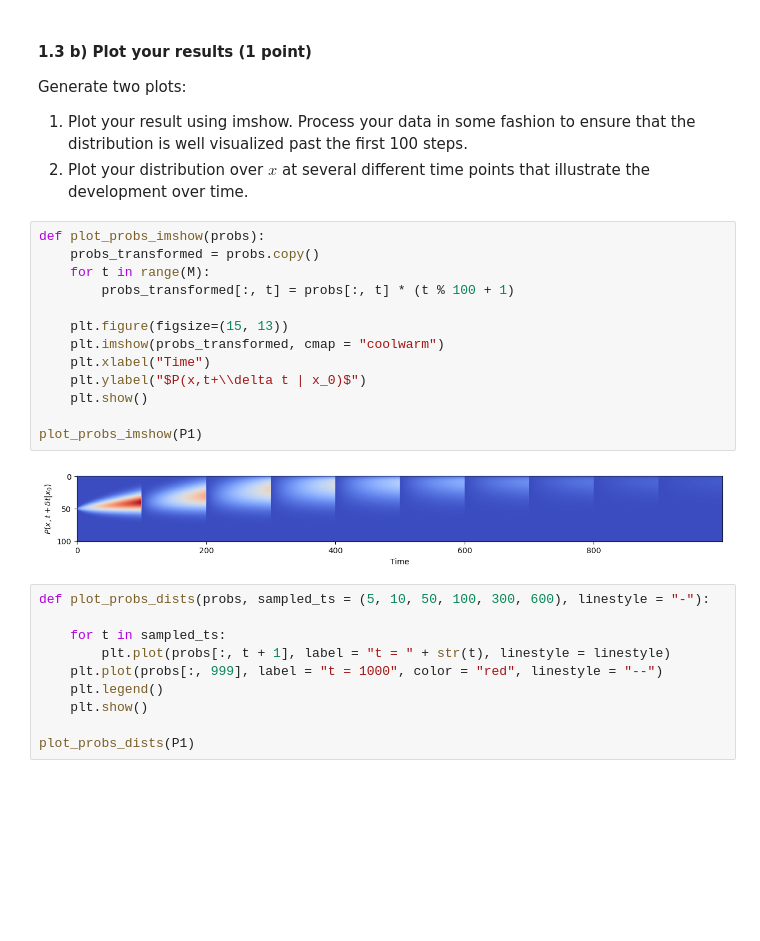
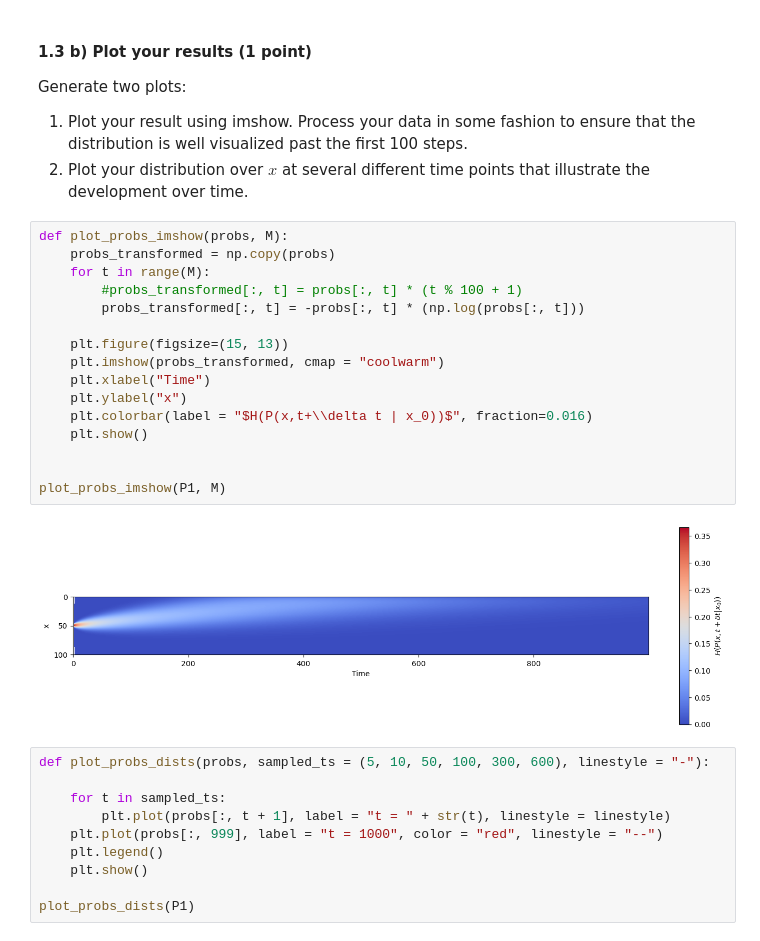
Before and after one commit to lfogarty98/mhbf_pt, a Jupyter notebook: 6-decision-making-II/decision-making-II.ipynb, the cells around one changed output. Saved outputs shown, nothing was run; the diff lists cells and outputs as text; blank space fills up the shorter version.

```diff
--- a/6-decision-making-II/decision-making-II.ipynb
+++ b/6-decision-making-II/decision-making-II.ipynb
@@ -156,20 +156,23 @@ Generate two plots:
 1. Plot your result using imshow. Process your data in some fashion to ensure that the distribution is well visualized past the first 100 steps.
 2. Plot your distribution over $x$ at several different time points that illustrate the development over time.
 # %%
-def plot_probs_imshow(probs):
-    probs_transformed = probs.copy()
+def plot_probs_imshow(probs, M):
+    probs_transformed = np.copy(probs)
     for t in range(M):
-        probs_transformed[:, t] = probs[:, t] * (t % 100 + 1)
+        #probs_transformed[:, t] = probs[:, t] * (t % 100 + 1)
+        probs_transformed[:, t] = -probs[:, t] * (np.log(probs[:, t]))
 
     plt.figure(figsize=(15, 13))
     plt.imshow(probs_transformed, cmap = "coolwarm")
     plt.xlabel("Time")
-    plt.ylabel("$P(x,t+\\delta t | x_0)$")
+    plt.ylabel("x")
+    plt.colorbar(label = "$H(P(x,t+\\delta t | x_0))$", fraction=0.016)
     plt.show()
 
-plot_probs_imshow(P1)
+
+plot_probs_imshow(P1, M)
 # %% [output]
-[figure, old version]
+[figure, new version]
 # %%
 def plot_probs_dists(probs, sampled_ts = (5, 10, 50, 100, 300, 600), linestyle = "-"):
 
```
Also changed, not shown: parts of 2 cells of this notebook.
